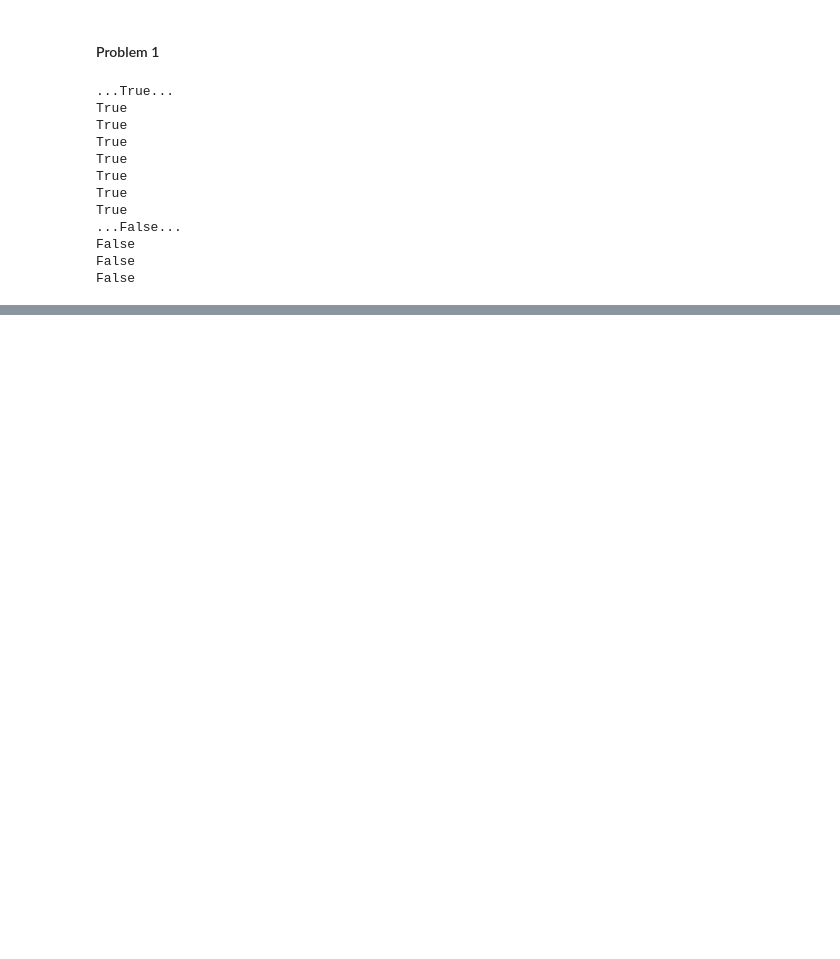
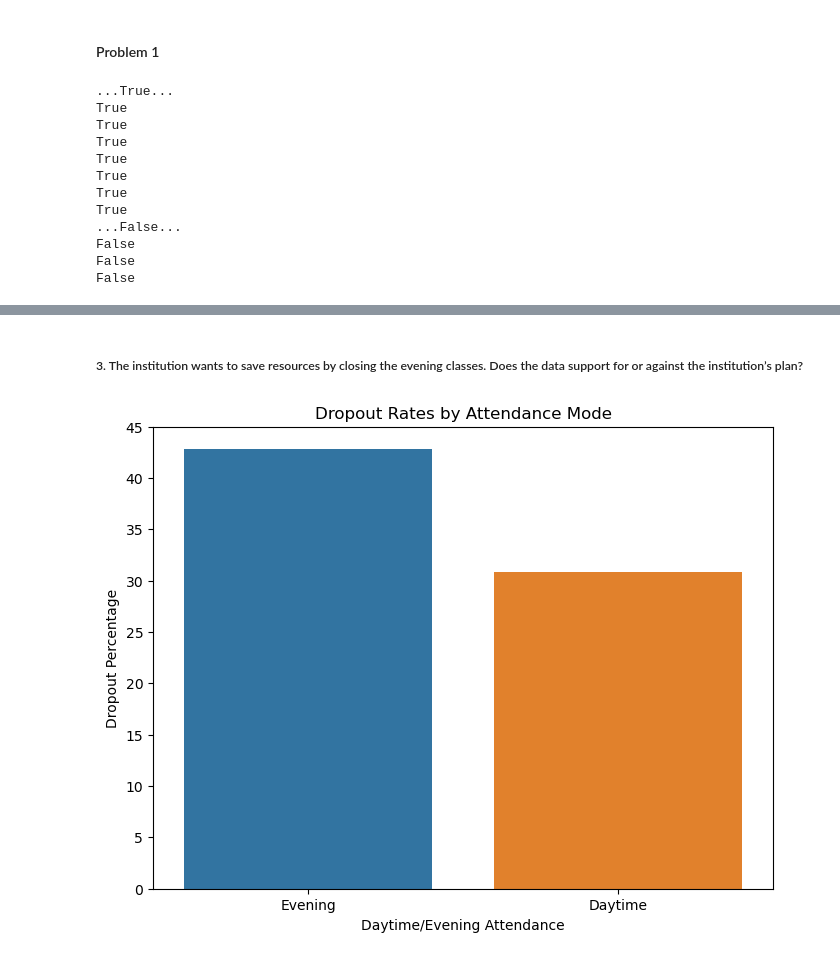
Before and after one commit to erdemhalil/DIT376-PDS, a Jupyter notebook: Assignment 8/a8.ipynb, the cells around one changed output, grey strips where cells are left out. Cells and saved outputs as stored; diff of their text form; code cells hidden in the pictures; blank space fills up the shorter version.

```diff
--- a/Assignment 8/a8.ipynb
+++ b/Assignment 8/a8.ipynb
@@ -76,0 +165,16 @@ False
+# %% [markdown]
+##### 3. The institution wants to save resources by closing the evening classes. Does the data support for or against the institution’s plan?
+# %%
+# Group data by Daytime/evening attendance and calculate dropout rates
+attendance_dropout_rates = data[data["Target"] == "Dropout"].groupby("Daytime/evening attendance\t")["Target"].count() / data.groupby("Daytime/evening attendance\t")["Target"].count() * 100
+
+# Plot the dropout rates for daytime and evening attendance
+plt.figure(figsize=(8, 6))
+sns.barplot(x=attendance_dropout_rates.index, y=attendance_dropout_rates.values)
+plt.title("Dropout Rates by Attendance Mode")
+plt.xlabel("Daytime/Evening Attendance")
+plt.ylabel("Dropout Percentage")
+plt.xticks(ticks=[0, 1], labels=["Evening", "Daytime"])
+plt.show()
+# %% [output]
+[figure, added]
```
Also changed, not shown: parts of 18 cells of this notebook.
